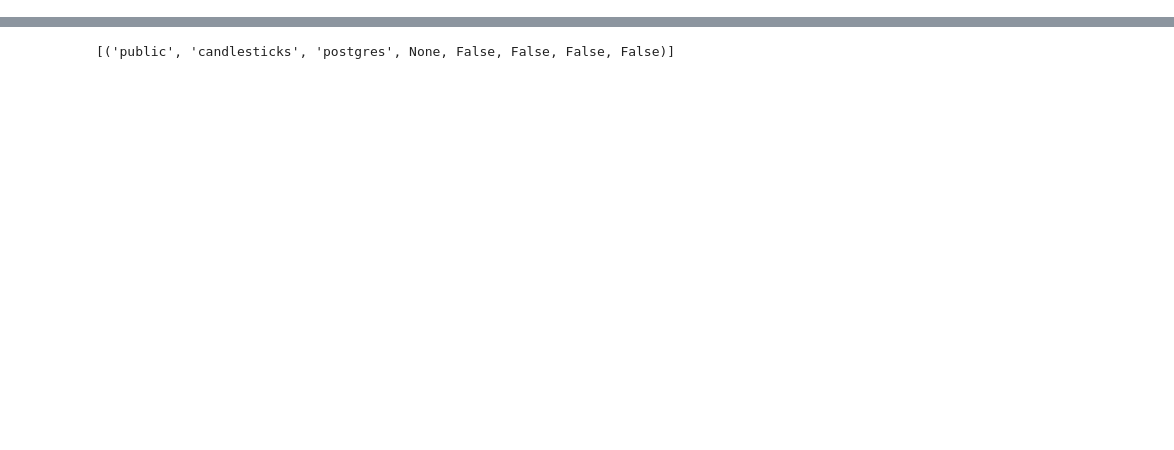
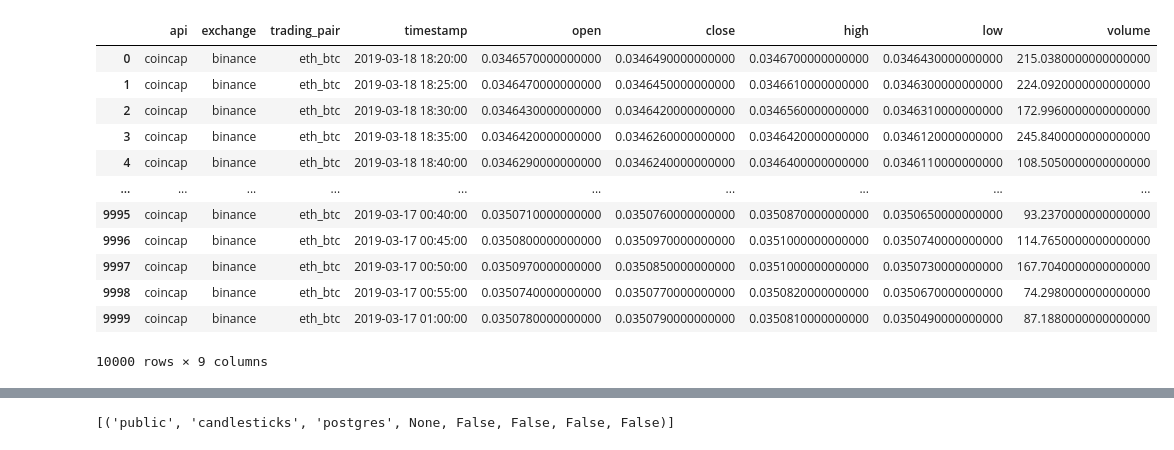
Before and after one commit to BloomTech-Labs/cryptolytic-ds, a Jupyter notebook: cryptolytic/notebooks/candle_data2.ipynb, the cells around one changed output, grey strips where cells are left out. Saved outputs shown, nothing was run; the diff lists cells and outputs as text; code cells hidden in the pictures; blank space fills up the shorter version.

```diff
--- a/cryptolytic/notebooks/candle_data2.ipynb
+++ b/cryptolytic/notebooks/candle_data2.ipynb
@@ -32,0 +98,16 @@ AttributeError: module 'cryptolytic.data.sql' has no attribute 'get_table_column
+# %%
+df
+# %% [output]
+|  | api | exchange | trading_pair | timestamp | open | close | high | low | volume |
+| 0 | coincap | binance | eth_btc | 2019-03-18 18:20:00 | 0.0346570000000000 | 0.0346490000000000 | 0.0346700000000000 | 0.0346430000000000 | 215.0380000000000000 |
+| 1 | coincap | binance | eth_btc | 2019-03-18 18:25:00 | 0.0346470000000000 | 0.0346450000000000 | 0.0346610000000000 | 0.0346300000000000 | 224.0920000000000000 |
+| 2 | coincap | binance | eth_btc | 2019-03-18 18:30:00 | 0.0346430000000000 | 0.0346420000000000 | 0.0346560000000000 | 0.0346310000000000 | 172.9960000000000000 |
+| 3 | coincap | binance | eth_btc | 2019-03-18 18:35:00 | 0.0346420000000000 | 0.0346260000000000 | 0.0346420000000000 | 0.0346120000000000 | 245.8400000000000000 |
+| 4 | coincap | binance | eth_btc | 2019-03-18 18:40:00 | 0.0346290000000000 | 0.0346240000000000 | 0.0346400000000000 | 0.0346110000000000 | 108.5050000000000000 |
+| ... | ... | ... | ... | ... | ... | ... | ... | ... | ... |
+| 9995 | coincap | binance | eth_btc | 2019-03-17 00:40:00 | 0.0350710000000000 | 0.0350760000000000 | 0.0350870000000000 | 0.0350650000000000 | 93.2370000000000000 |
+| 9996 | coincap | binance | eth_btc | 2019-03-17 00:45:00 | 0.0350800000000000 | 0.0350970000000000 | 0.0351000000000000 | 0.0350740000000000 | 114.7650000000000000 |
+| 9997 | coincap | binance | eth_btc | 2019-03-17 00:50:00 | 0.0350970000000000 | 0.0350850000000000 | 0.0351000000000000 | 0.0350730000000000 | 167.7040000000000000 |
+| 9998 | coincap | binance | eth_btc | 2019-03-17 00:55:00 | 0.0350740000000000 | 0.0350770000000000 | 0.0350820000000000 | 0.0350670000000000 | 74.2980000000000000 |
+| 9999 | coincap | binance | eth_btc | 2019-03-17 01:00:00 | 0.0350780000000000 | 0.0350790000000000 | 0.0350810000000000 | 0.0350490000000000 | 87.1880000000000000 |
+10000 rows × 9 columns
```
Also changed, not shown: parts of 14 cells of this notebook, 2 other files.
